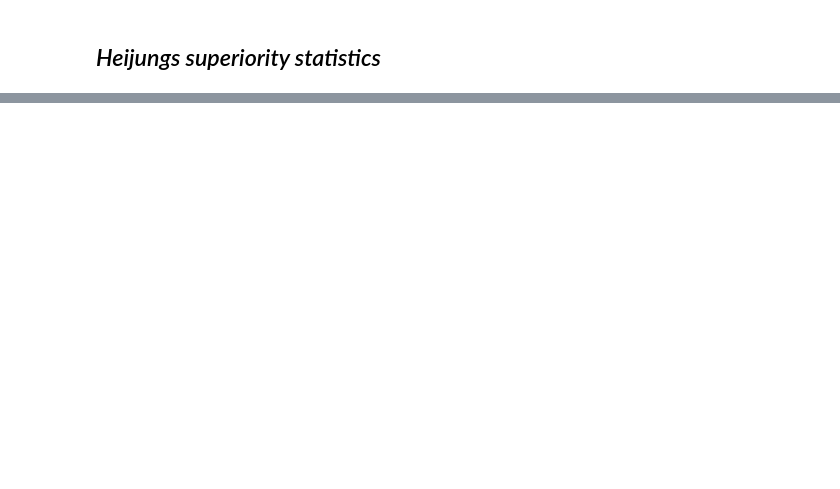
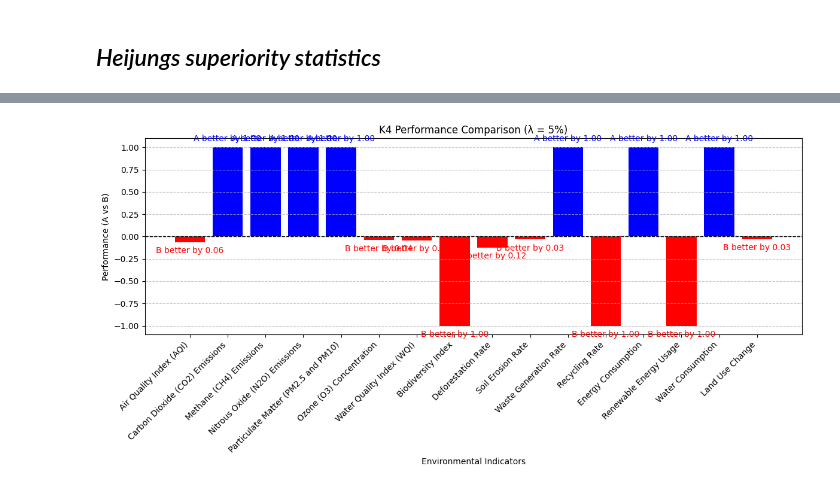
Before and after one commit to YahyaMansoub/QUACI-ACV, a Jupyter notebook: Code/main.ipynb, the cells around one changed output, grey strips where cells are left out. Saved outputs shown, nothing was run; the diff lists cells and outputs as text; code cells hidden in the pictures; blank space fills up the shorter version.

```diff
--- a/Code/main.ipynb
+++ b/Code/main.ipynb
@@ -1409,0 +1559,4 @@ def K4(mat1: np.ndarray, mat2: np.ndarray, lamb: float) -> List[float]:
+# %%
+plot_K4_histogram(houses[0],houses[1],5,environmental_indicators)
+# %% [output]
+[figure, added]
```
Also changed, not shown: parts of 8 cells of this notebook, 1 other file.
